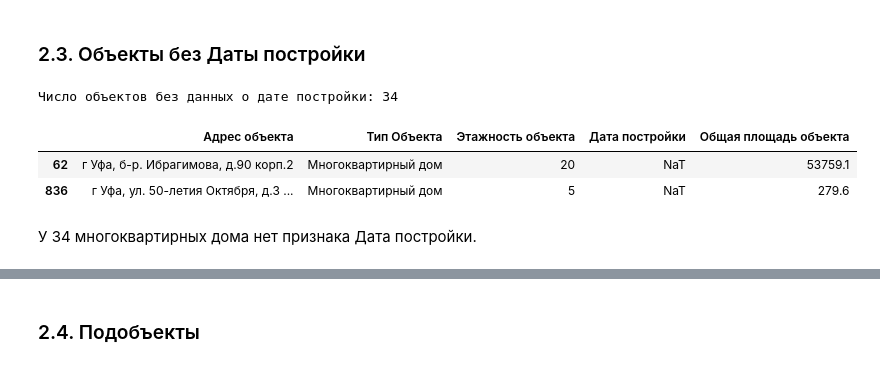
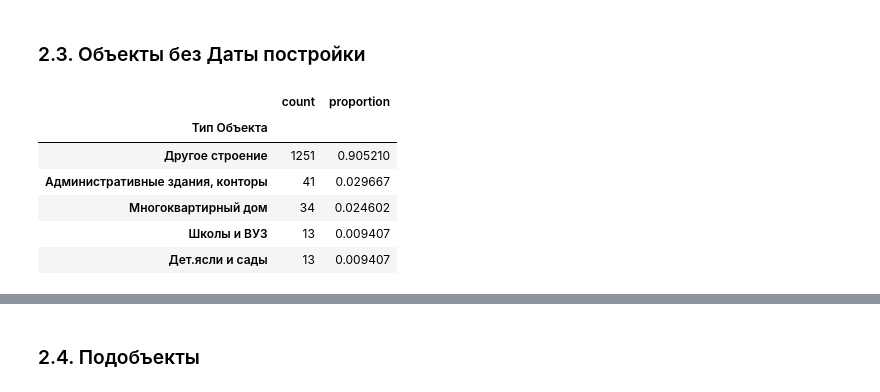
Before and after one commit to YaninaK/anomaly-detection, a Jupyter notebook: notebooks/01_EDA_&_data_preprocessing.ipynb, the cells around one changed output, grey strips where cells are left out. Drawn from its saved outputs; the diff is of its cells as text; code cells hidden in the pictures.

```diff
--- a/notebooks/01_EDA_&_data_preprocessing.ipynb
+++ b/notebooks/01_EDA_&_data_preprocessing.ipynb
@@ -391,16 +415,18 @@ df.head(2)
 # %% [markdown]
 ### 2.3. Объекты без Даты постройки
-# %%
-cond3 = buildings["Дата постройки"].isnull()
-df = buildings[cond1 & cond3].iloc[:, :-1]
-
-print(f"Число объектов без данных о дате постройки: {df.shape[0]}")
-
-df.head(2)
-# %% [output]
-Число объектов без данных о дате постройки: 34
-|  | Адрес объекта | Тип Объекта | Этажность объекта | Дата постройки | Общая площадь объекта |
-| 62 | г Уфа, б-р. Ибрагимова, д.90 корп.2 | Многоквартирный дом | 20 | NaT | 53759.1 |
-| 836 | г Уфа, ул. 50-летия Октября, д.3 ... | Многоквартирный дом | 5 | NaT | 279.6 |
-# %% [markdown]
-У 34 многоквартирных дома нет признака Дата постройки.
+# %%
+cond = buildings["Дата постройки"].isnull()
+pd.concat(
+    [
+        buildings[cond]["Тип Объекта"].value_counts(),
+        buildings[cond]["Тип Объекта"].value_counts(normalize=True)
+    ], axis=1
+).head()
+# %% [output]
+|  | count | proportion |
+| Тип Объекта |  |  |
+| Другое строение | 1251 | 0.905210 |
+| Административные здания, конторы | 41 | 0.029667 |
+| Многоквартирный дом | 34 | 0.024602 |
+| Школы и ВУЗ | 13 | 0.009407 |
+| Дет.ясли и сады | 13 | 0.009407 |
```
Also changed, not shown: parts of 17 cells of this notebook.
